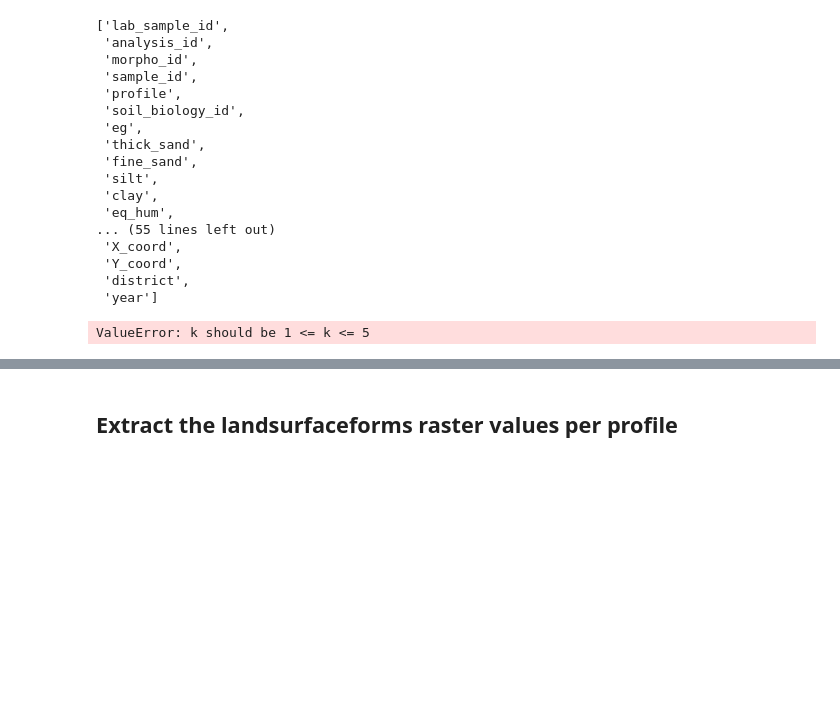
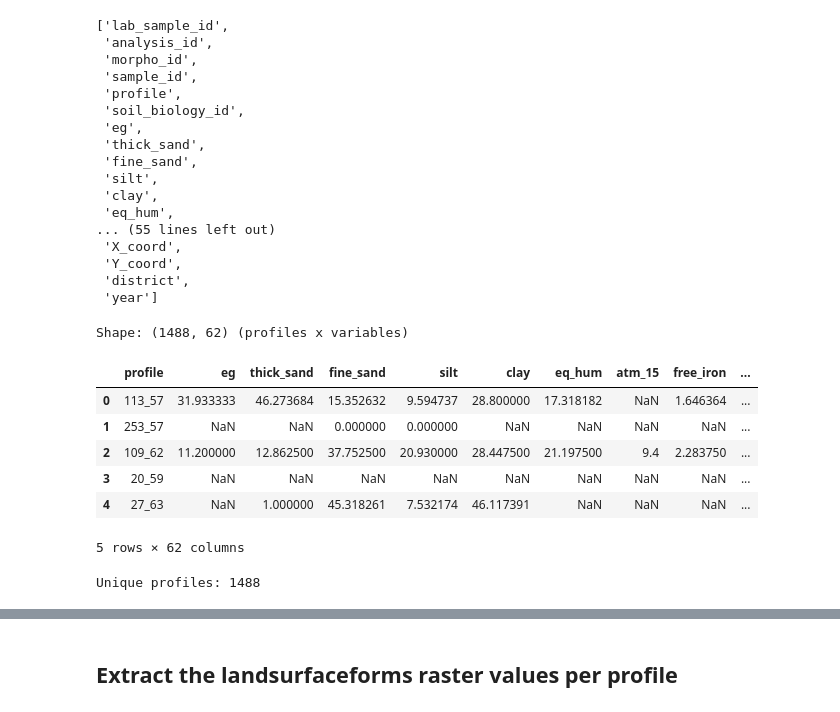
Before and after one commit to inesschwartz/ThesisSoilAngola, a Jupyter notebook: SOC_stock_model/table_prep.ipynb, the cells around one changed output, grey strips where cells are left out. Cells and saved outputs as stored; diff of their text form; code cells hidden in the pictures; blank space fills up the shorter version.

```diff
--- a/SOC_stock_model/table_prep.ipynb
+++ b/SOC_stock_model/table_prep.ipynb
@@ -25,7 +25,7 @@ engine = create_engine(f"postgresql://{USER}:{PASSWORD}@{HOST}:{PORT}/{DB}")
 # === 3. Load tables ===
 analyses = pd.read_sql("SELECT * FROM analyses", engine)
 morpho = pd.read_sql("SELECT * FROM morpho", engine)
-site_info = pd.read_sql("SELECT * FROM site_info", engine)
+usable_sites = pd.read_sql("SELECT * FROM usable_site_info", engine)
 samples = pd.read_sql("SELECT * FROM samples", engine)
 
 
@@ -34,7 +34,7 @@ analyses_subset = analyses.copy()
 morpho_subset = morpho.copy()
 
 # Filter only profiles present in site_info
-valid_profiles = site_info['profile'].dropna().unique()
+valid_profiles = usable_sites['profile'].dropna().unique()
 analyses_filtered = analyses_subset[analyses_subset['profile'].isin(valid_profiles)]
 morpho_filtered = morpho_subset[morpho_subset['profile'].isin(valid_profiles)]
 
@@ -64,7 +74,7 @@ combined_data.head()
 # === 6. Join with site_info ===
 merged_final = pd.merge(
     combined_data,
-    site_info,
+    usable_sites,
     on='profile',
     how='inner'
 )
@@ -163,13 +173,14 @@ from scipy.interpolate import UnivariateSpline
 from collections import Counter
 
 # ------------------------------
-# 1) Mass-preserving spline function
+# 1) Mass-preserving spline function (robust)
 # ------------------------------
 def fit_mpspline(depth_top, depth_bottom, values, lam=1.0, target_depths=[0,30]):
     depth_top = np.array(depth_top)
     depth_bottom = np.array(depth_bottom)
     values = np.array(values)
 
+    # Remove NaNs
     mask = ~np.isnan(depth_top) & ~np.isnan(depth_bottom) & ~np.isnan(values)
     depth_top = depth_top[mask]
     depth_bottom = depth_bottom[mask]
@@ -179,20 +190,28 @@ def fit_mpspline(depth_top, depth_bottom, values, lam=1.0, target_depths=[0,30])
     if n == 0:
         return np.nan
     elif n == 1:
+        # One horizon → just return the value
         return values[0]
     elif n == 2:
+        # Two horizons → thickness-weighted average
         thickness = depth_bottom - depth_top
         return np.average(values, weights=thickness)
 
+    # For 3+ horizons → spline
     midpoints = (depth_top + depth_bottom)/2
     sort_idx = np.argsort(midpoints)
     midpoints = midpoints[sort_idx]
     values = values[sort_idx]
 
+    # Remove duplicate midpoints
     unique_midpoints, unique_indices = np.unique(midpoints, return_index=True)
     values = values[unique_indices]
 
+    # Ensure spline order fits number of points
     k = min(3, len(values)-1)
+    if k < 1:
+        return np.nan
+
     spline = UnivariateSpline(unique_midpoints, values, s=lam, k=k)
 
     top, bottom = target_depths
@@ -202,11 +221,12 @@ def fit_mpspline(depth_top, depth_bottom, values, lam=1.0, target_depths=[0,30])
 # ------------------------------
 # 2) Identify variable types
 # ------------------------------
-# Drop IDs, coordinates, depth columns
-drop_cols = ['lab_sample_id','analysis_id','morpho_id','sample_id','sample_id_morpho',
-             'site_info_id','X_coord','Y_coord','profile','upper_depth','lower_depth','sample_depth']
+drop_cols = [
+    'lab_sample_id','analysis_id','morpho_id','sample_id','sample_id_morpho',
+    'site_info_id','X_coord','Y_coord','profile',
+    'upper_depth','lower_depth','sample_depth'
+]
 
-# Separate numeric and categorical variables
 numeric_cols = merged_final.select_dtypes(include=np.number).columns.tolist()
 numeric_cols = [col for col in numeric_cols if col not in drop_cols]
 
@@ -226,9 +246,8 @@ for pid in profiles:
 
     profile_harmonized = {'profile': pid}
 
-    # 3a) Numeric variables -> spline or thickness-weighted average
+    # Numeric variables
     for col in numeric_cols:
-        # Use spline for key variables (SOC, total_n, bulk_density)
         if col in ['organic_carbon','total_n','bulk_density']:
             profile_harmonized[col] = fit_mpspline(
                 depth_top=profile['upper_depth'],
@@ -238,23 +257,25 @@ for pid in profiles:
                 target_depths=[0,30]
             )
         else:
-            # Thickness-weighted average
             thickness = profile['lower_depth'] - profile['upper_depth']
             valid_mask = ~profile[col].isna() & ~thickness.isna()
             if valid_mask.sum() > 0:
-                profile_harmonized[col] = np.average(profile[col][valid_mask], weights=thickness[valid_mask])
+                profile_harmonized[col] = np.average(
+                    profile[col][valid_mask],
+                    weights=thickness[valid_mask]
+                )
             else:
                 profile_harmonized[col] = np.nan
 
-    # 3b) Categorical / ordinal variables -> mode
+    # Categorical variables → mode
     for col in categorical_cols:
         vals = profile[col].dropna()
         if not vals.empty:
-            profile_harmonized[col] = vals.mode().iloc[0]  # dominant category
+            profile_harmonized[col] = vals.mode().iloc[0]
         else:
             profile_harmonized[col] = np.nan
 
-    # Optional: include coordinates and other profile-level metadata
+    # Metadata
     meta_cols = ['X_coord','Y_coord','district','year']
     for col in meta_cols:
         if col in profile.columns:
@@ -267,8 +288,22 @@ for pid in profiles:
 # ------------------------------
 profile_0_30cm = pd.DataFrame(harmonized_list)
 
-# Check
-print(profile_0_30cm.head())
 print(f"Shape: {profile_0_30cm.shape} (profiles x variables)")
 # %% [output]
-ValueError: k should be 1 <= k <= 5
+Shape: (1488, 62) (profiles x variables)
+# %%
+profile_0_30cm.head()
+# %% [output]
+|  | profile | eg | thick_sand | fine_sand | silt | clay | eq_hum | atm_15 | free_iron | ... |
+| 0 | 113_57 | 31.933333 | 46.273684 | 15.352632 | 9.594737 | 28.800000 | 17.318182 | NaN | 1.646364 | ... |
+| 1 | 253_57 | NaN | NaN | 0.000000 | 0.000000 | NaN | NaN | NaN | NaN | ... |
+| 2 | 109_62 | 11.200000 | 12.862500 | 37.752500 | 20.930000 | 28.447500 | 21.197500 | 9.4 | 2.283750 | ... |
+| 3 | 20_59 | NaN | NaN | NaN | NaN | NaN | NaN | NaN | NaN | ... |
+| 4 | 27_63 | NaN | 1.000000 | 45.318261 | 7.532174 | 46.117391 | NaN | NaN | NaN | ... |
+5 rows × 62 columns
+# %%
+# Count unique profiles
+n_profiles = profile_0_30cm['profile'].nunique()
+print(f"Unique profiles: {n_profiles}")
+# %% [output]
+Unique profiles: 1488
```
Also changed, not shown: parts of 9 cells of this notebook, 1 other file.
